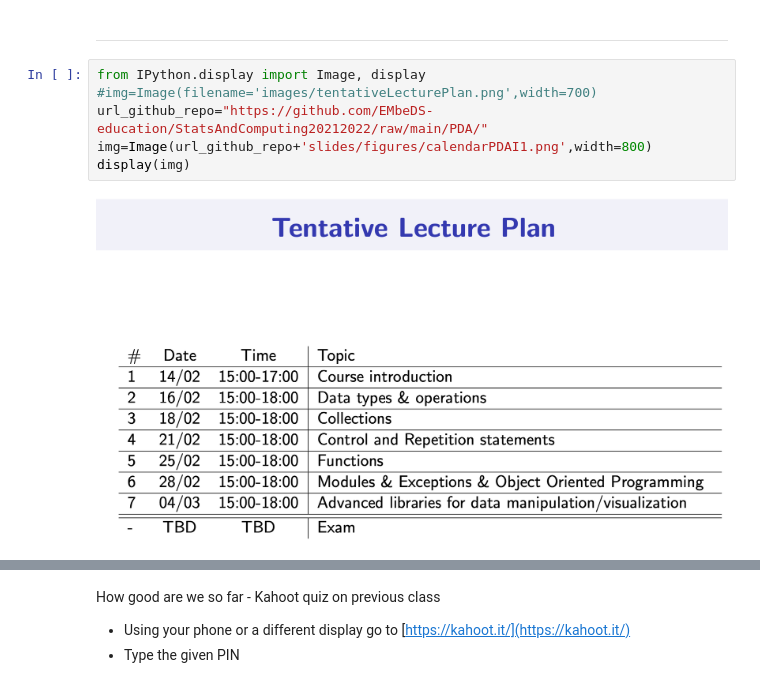
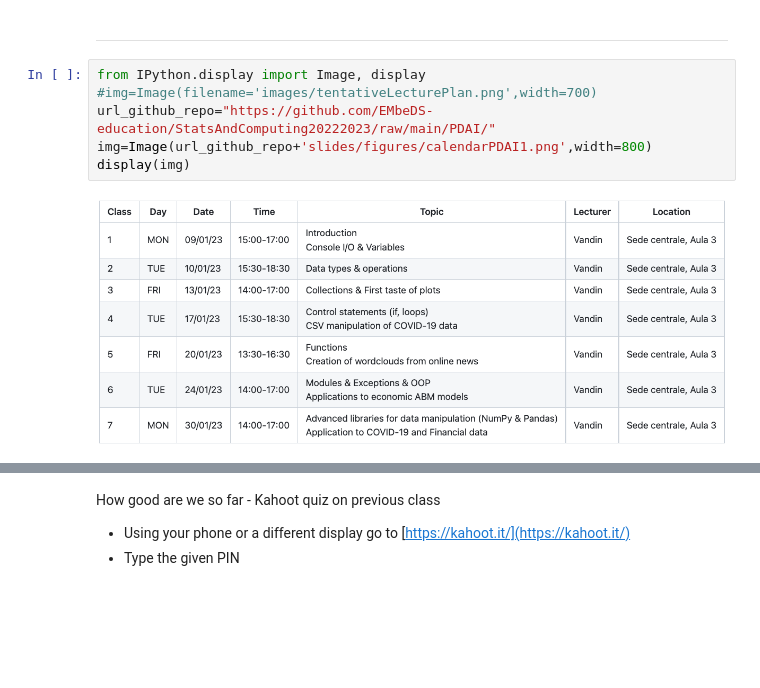
Before and after one commit to EMbeDS-education/StatsAndComputing20222023, a Jupyter notebook: PDAI/jupyter/jupyterNotebooks/03Collections.ipynb, the cells around one changed output, grey strips where cells are left out. Saved outputs shown, nothing was run; the diff lists cells and outputs as text; blank space fills up the shorter version.

```diff
--- a/PDAI/jupyter/jupyterNotebooks/03Collections.ipynb
+++ b/PDAI/jupyter/jupyterNotebooks/03Collections.ipynb
@@ -20,11 +20,11 @@
 # %%
 from IPython.display import Image, display
 #img=Image(filename='images/tentativeLecturePlan.png',width=700)
-url_github_repo="https://github.com/EMbeDS-education/StatsAndComputing20212022/raw/main/PDA/"
+url_github_repo="https://github.com/EMbeDS-education/StatsAndComputing20222023/raw/main/PDAI/"
 img=Image(url_github_repo+'slides/figures/calendarPDAI1.png',width=800)
 display(img)
 # %% [output]
-[figure, old version]
+[figure, new version]
 # %% [markdown]
 __What it feels like to win a kahoot...__<br/>
 ![What it feels like to win a kahoot...](https://github.com/EMbeDS-education/StatsAndComputing20212022/raw/main/PDA/jupyter/jupyterNotebooks/images/kahootDrManhattan.jpeg)
```
Also changed, not shown: 19 other files.
